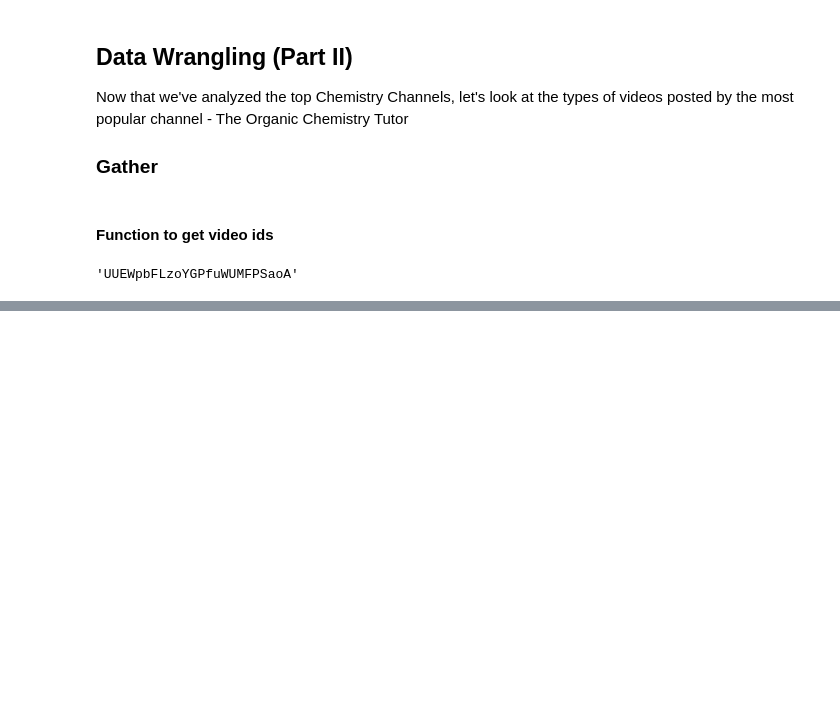
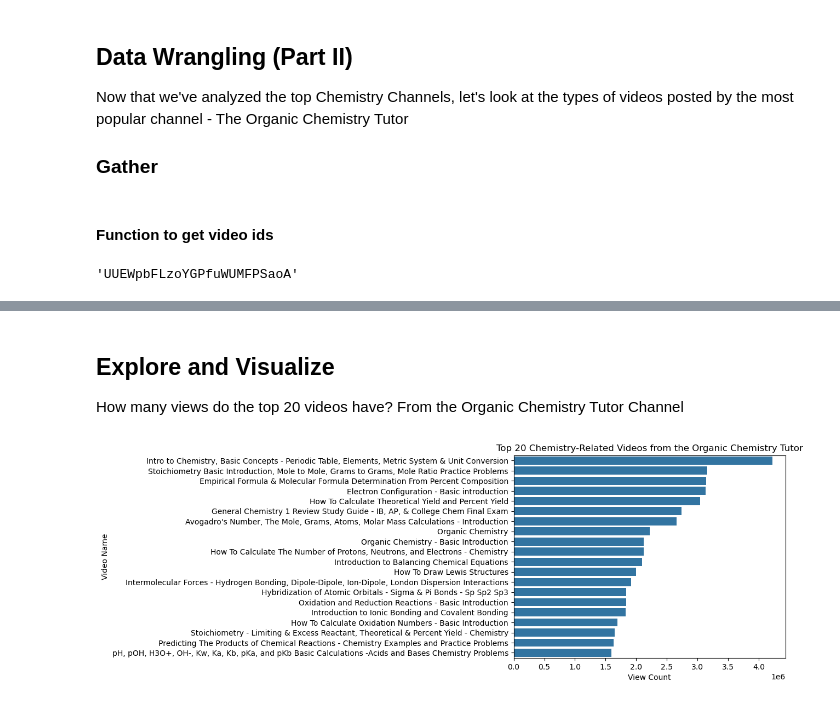
Before and after one commit to andilore/chemistry-youtube-videos, a Jupyter notebook: Chemistry YT Videos.ipynb, the cells around one changed output, grey strips where cells are left out. Drawn from its saved outputs; the diff is of its cells as text; code cells hidden in the pictures; blank space fills up the shorter version.

Commit message:
Analyzed view count for the top 20 Chemistry-related videos from the most popular Chemistry YT channel & also his content creation frequency over the years

```diff
--- a/Chemistry YT Videos.ipynb
+++ b/Chemistry YT Videos.ipynb
@@ -402,0 +390,2 @@ TypeError: Got an unexpected keyword argument q
+# %%
+video_ids = get_video_ids(api_key, top_channel_playlist_id)
@@ -402,0 +445,4 @@ TypeError: Got an unexpected keyword argument q
+# %%
+video_details = get_video_details(api_key, video_ids)
+video_data = pd.DataFrame(video_details)
+video_data
@@ -402,0 +490,10 @@ TypeError: Got an unexpected keyword argument q
+# %%
+video_data['Date'] = pd.to_datetime(video_data['Date'])
+video_data['Date'] = video_data['Date'].dt.date # Truncate to date (remove the time part)
+video_data['Date'] = pd.to_datetime(video_data['Date'])
+
+video_data['View_Count'] = video_data['View_Count'].astype('int64')
+video_data['Like_Count'] = video_data['Like_Count'].astype('int64')
+video_data['Comment_Count'] = video_data['Comment_Count'].astype('int64')
+
+video_data.info()
@@ -402,0 +513,3 @@ TypeError: Got an unexpected keyword argument q
+# %%
+video_data = video_data.sort_values(by=['View_Count'], ascending=False)
+video_data
@@ -402,0 +530,14 @@ TypeError: Got an unexpected keyword argument q
+# %% [markdown]
+## Explore and Visualize
+
+How many views do the top 20 videos have? From the Organic Chemistry Tutor Channel
+# %%
+top20_videos = video_data.head(20)
+
+sb.barplot(data=top20_videos, y='Title', x='View_Count');
+
+plt.xlabel('View Count');
+plt.ylabel('Video Name');
+plt.title('Top 20 Chemistry-Related Videos from the Organic Chemistry Tutor');
+# %% [output]
+[figure, added]
```
Also changed, not shown: parts of 37 cells of this notebook.
